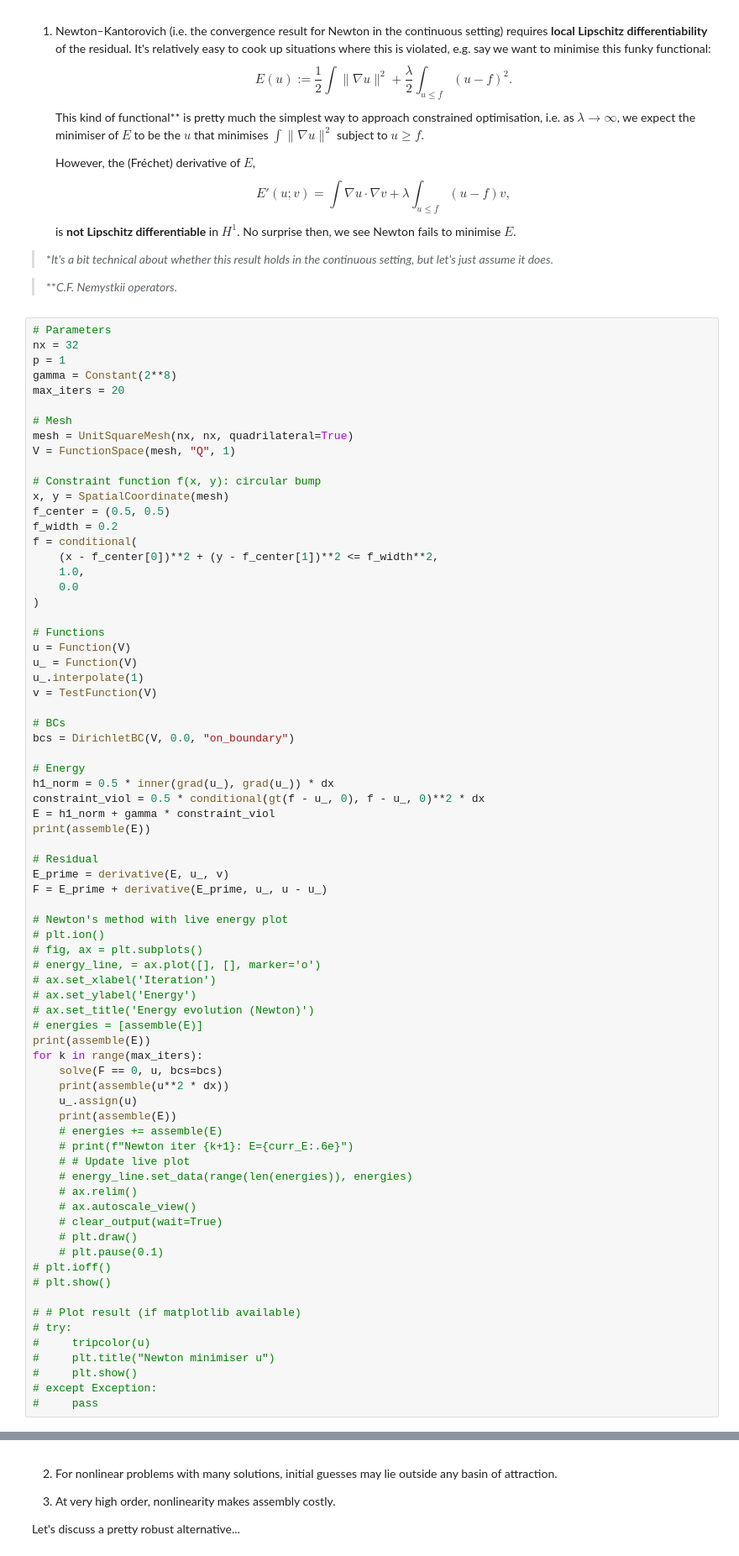
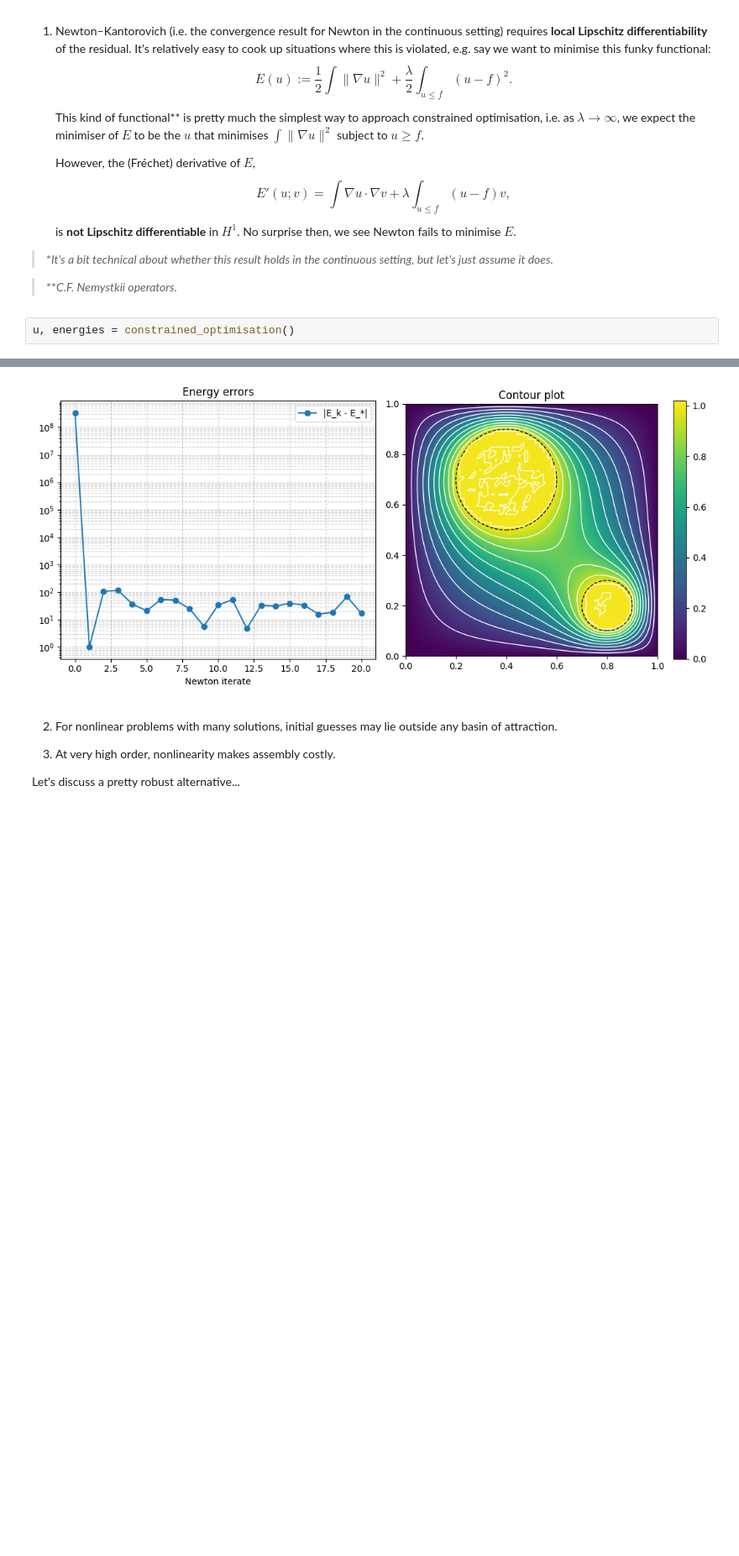
Before and after one commit to BorisAndrews/long_steps, a Jupyter notebook: Reading Group/long_steps.ipynb, the cells around one changed output, grey strips where cells are left out. Shown at 84% size. Drawn from its saved outputs; the diff is of its cells as text; blank space fills up the shorter version.

```diff
--- a/Reading Group/long_steps.ipynb
+++ b/Reading Group/long_steps.ipynb
@@ -41,75 +129,5 @@ This kind of functional** is pretty much the simplest way to approach constraine
 
 > ***C.F. Nemystkii operators.*
 # %%
-# Parameters
-nx = 32
-p = 1
-gamma = Constant(2**8)
-max_iters = 20
-
-# Mesh
-mesh = UnitSquareMesh(nx, nx, quadrilateral=True)
-V = FunctionSpace(mesh, "Q", 1)
-
-# Constraint function f(x, y): circular bump
-x, y = SpatialCoordinate(mesh)
-f_center = (0.5, 0.5)
-f_width = 0.2
-f = conditional(
-    (x - f_center[0])**2 + (y - f_center[1])**2 <= f_width**2,
-    1.0,
-    0.0
-)
-
-# Functions
-u = Function(V)
-u_ = Function(V)
-u_.interpolate(1)
-v = TestFunction(V)
-
-# BCs
-bcs = DirichletBC(V, 0.0, "on_boundary")
-
-# Energy
-h1_norm = 0.5 * inner(grad(u_), grad(u_)) * dx
-constraint_viol = 0.5 * conditional(gt(f - u_, 0), f - u_, 0)**2 * dx
-E = h1_norm + gamma * constraint_viol
-print(assemble(E))
-
-# Residual
-E_prime = derivative(E, u_, v)
-F = E_prime + derivative(E_prime, u_, u - u_)
-
-# Newton's method with live energy plot
-# plt.ion()
-# fig, ax = plt.subplots()
-# energy_line, = ax.plot([], [], marker='o')
-# ax.set_xlabel('Iteration')
-# ax.set_ylabel('Energy')
-# ax.set_title('Energy evolution (Newton)')
-# energies = [assemble(E)]
-print(assemble(E))
-for k in range(max_iters):
-    solve(F == 0, u, bcs=bcs)
-    print(assemble(u**2 * dx))
-    u_.assign(u)
-    print(assemble(E))
-    # energies += assemble(E)
-    # print(f"Newton iter {k+1}: E={curr_E:.6e}")
-    # # Update live plot
-    # energy_line.set_data(range(len(energies)), energies)
-    # ax.relim()
-    # ax.autoscale_view()
-    # clear_output(wait=True)
-    # plt.draw()
-    # plt.pause(0.1)
-# plt.ioff()
-# plt.show()
-
-# # Plot result (if matplotlib available)
-# try:
-#     tripcolor(u)
-#     plt.title("Newton minimiser u")
-#     plt.show()
-# except Exception:
-#     pass
+u, energies = constrained_optimisation()
+# %% [output]
@@ -116,3 +151,4 @@ for k in range(max_iters):
+[figure, added]
 # %% [markdown]
 2. For nonlinear problems with many solutions, initial guesses may lie outside any basin of attraction.
 
```
Also changed, not shown: parts of 7 cells of this notebook.
